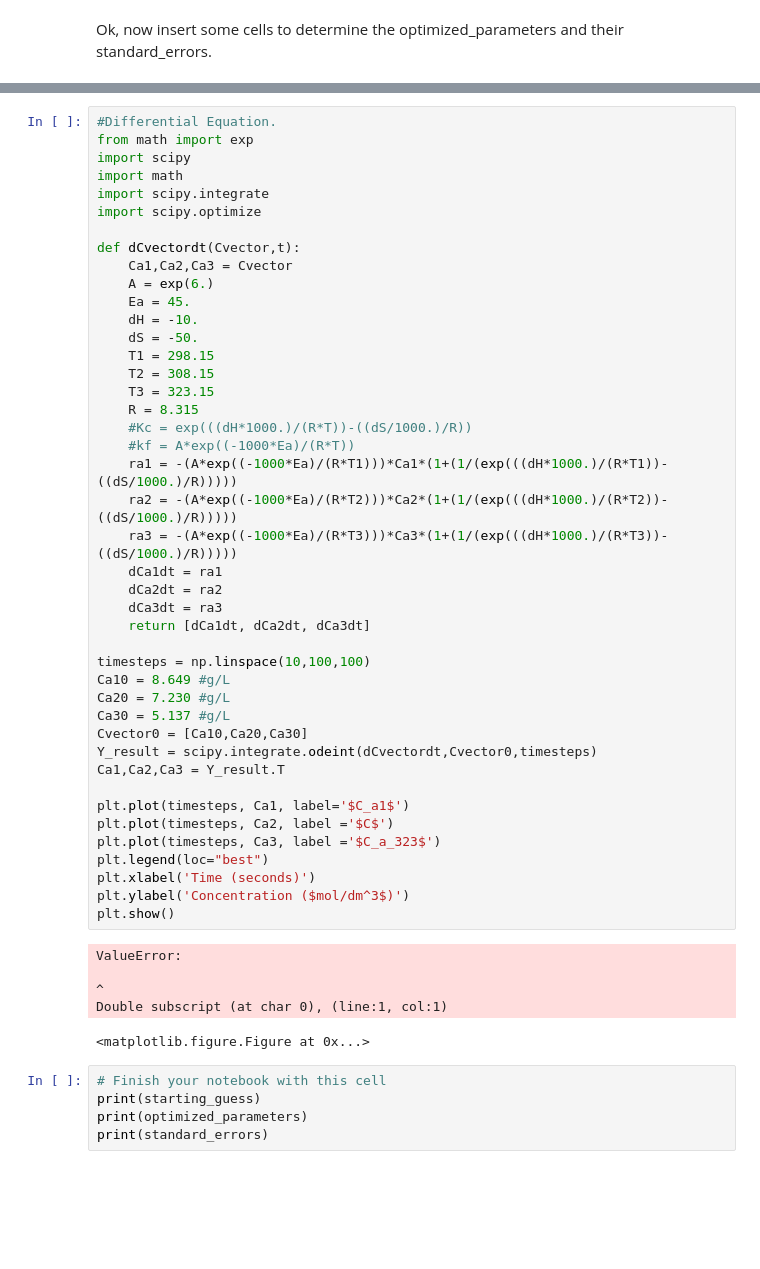
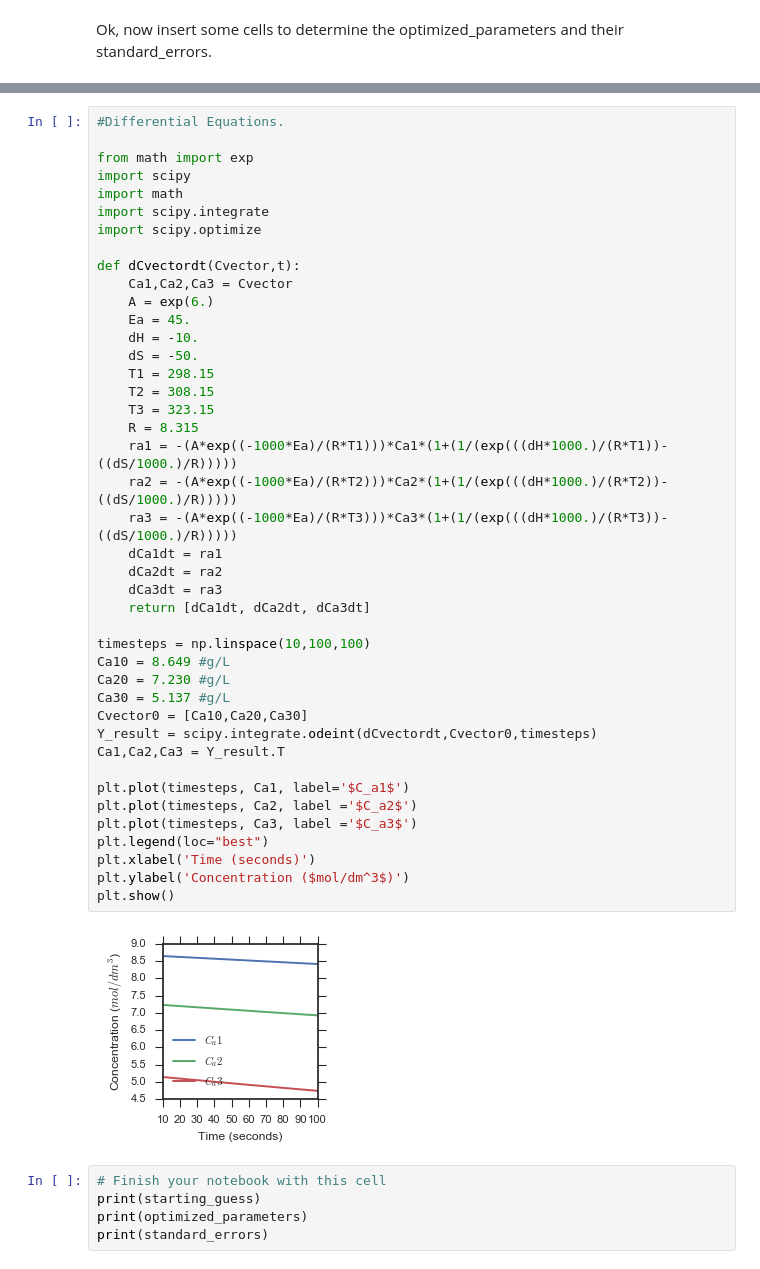
Before and after one commit to khalligan7/regression, a Jupyter notebook: FittingExercise.ipynb, the cells around one changed output, grey strips where cells are left out. Saved outputs shown, nothing was run; the diff lists cells and outputs as text; blank space fills up the shorter version.

```diff
--- a/FittingExercise.ipynb
+++ b/FittingExercise.ipynb
@@ -137,5 +163,6 @@ Ok, now insert some cells to determine the optimized_parameters and their standa
 # %%
-#Differential Equation.
+#Differential Equations.
+
 from math import exp
 import scipy
 import math
@@ -147,42 +174,36 @@ def dCvectordt(Cvector,t):
     A = exp(6.)
     Ea = 45.
     dH = -10.
     dS = -50.
     T1 = 298.15
     T2 = 308.15
     T3 = 323.15
     R = 8.315
-    #Kc = exp(((dH*1000.)/(R*T))-((dS/1000.)/R))
-    #kf = A*exp((-1000*Ea)/(R*T))
     ra1 = -(A*exp((-1000*Ea)/(R*T1)))*Ca1*(1+(1/(exp(((dH*1000.)/(R*T1))-((dS/1000.)/R)))))
     ra2 = -(A*exp((-1000*Ea)/(R*T2)))*Ca2*(1+(1/(exp(((dH*1000.)/(R*T2))-((dS/1000.)/R)))))
     ra3 = -(A*exp((-1000*Ea)/(R*T3)))*Ca3*(1+(1/(exp(((dH*1000.)/(R*T3))-((dS/1000.)/R)))))
     dCa1dt = ra1
     dCa2dt = ra2
     dCa3dt = ra3
     return [dCa1dt, dCa2dt, dCa3dt]
 
 timesteps = np.linspace(10,100,100)
 Ca10 = 8.649 #g/L
 Ca20 = 7.230 #g/L
 Ca30 = 5.137 #g/L
 Cvector0 = [Ca10,Ca20,Ca30]
 Y_result = scipy.integrate.odeint(dCvectordt,Cvector0,timesteps)
 Ca1,Ca2,Ca3 = Y_result.T
 
 plt.plot(timesteps, Ca1, label='$C_a1$')
-plt.plot(timesteps, Ca2, label ='$C$')
-plt.plot(timesteps, Ca3, label ='$C_a_323$')
+plt.plot(timesteps, Ca2, label ='$C_a2$')
+plt.plot(timesteps, Ca3, label ='$C_a3$')
 plt.legend(loc="best")
 plt.xlabel('Time (seconds)')
 plt.ylabel('Concentration ($mol/dm^3$)')
 plt.show()
 # %% [output]
-ValueError:
-
-^
-Double subscript (at char 0), (line:1, col:1)
-<matplotlib.figure.Figure at 0x...>
+[figure, added]
 # %%
 # Finish your notebook with this cell
 print(starting_guess)
```
Also changed, not shown: parts of 2 cells of this notebook.
